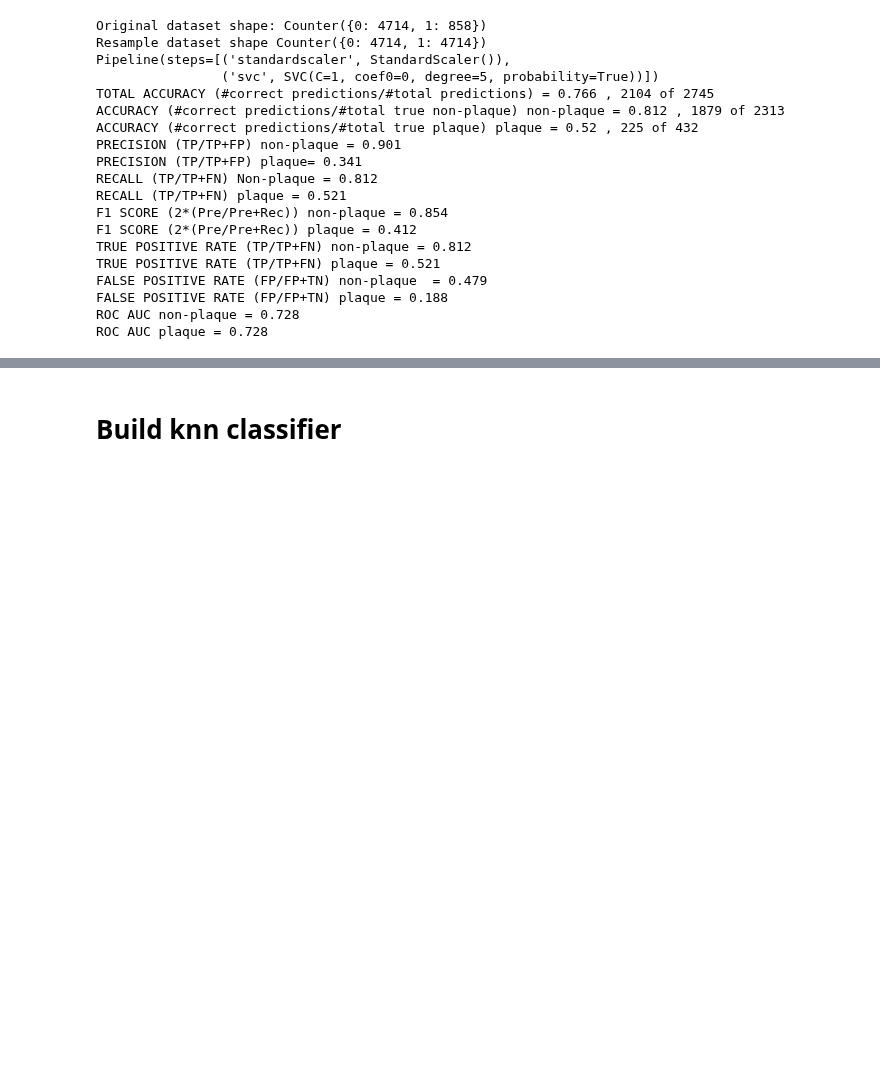
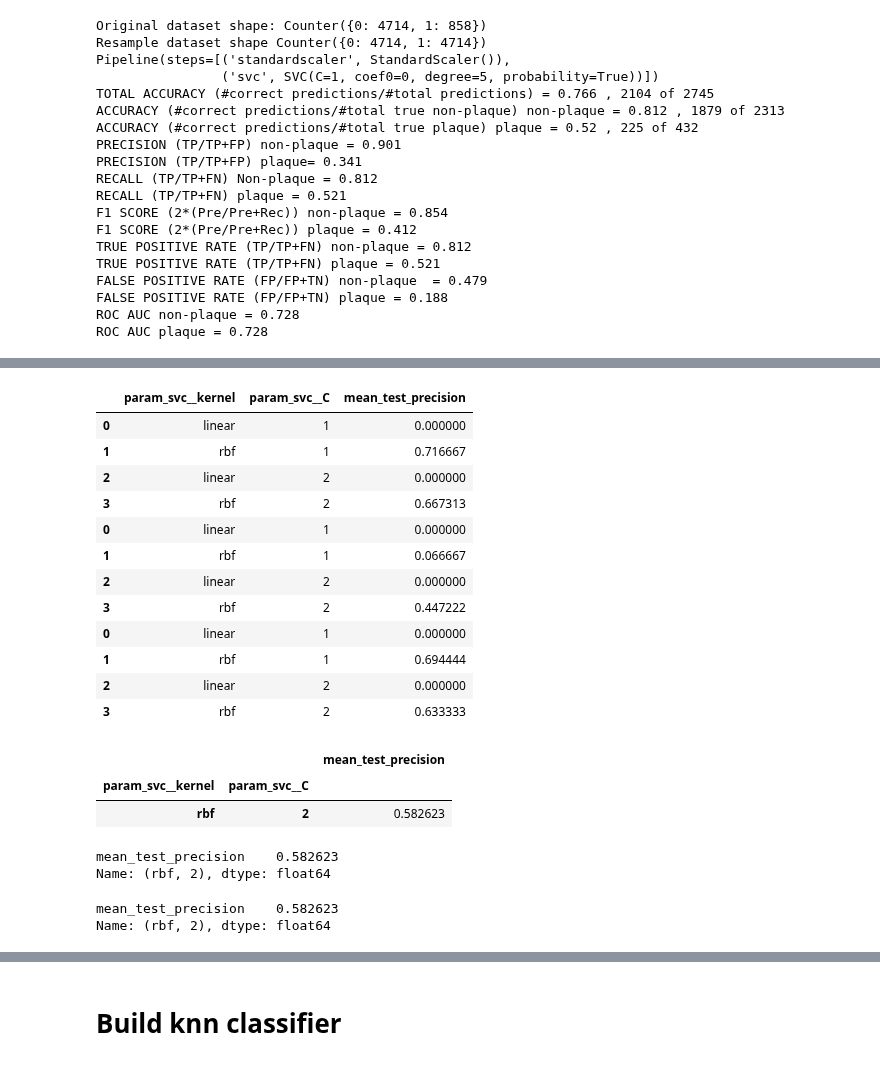
Before and after one commit to dmnburrows/spatial_transcriptomics, a Jupyter notebook: plaque_classify.ipynb, the cells around one changed output, grey strips where cells are left out. Drawn from its saved outputs; the diff is of its cells as text; code cells hidden in the pictures; blank space fills up the shorter version.

```diff
--- a/plaque_classify.ipynb
+++ b/plaque_classify.ipynb
@@ -475,3 +542,12 @@ n_de, n_pc
+# %%
+
+top_ = curr.sort_values('mean_test_precision', ascending=False)[:5]
+top_[parameter] = n
+score_df = pd.concat([score_df, top_])
+model_dict.update({str(model_grid_search.best_score_): (model_grid_search.best_estimator_, parameter, n)})
+
+score_df.insert(0, parameter, score_df.pop(parameter))
+score_df = score_df.sort_values('mean_test_precision', ascending=False)
 # %%
 score_df = pd.DataFrame()
 model_dict = {}
@@ -995,3 +1071,9 @@ FALSE POSITIVE RATE (FP/FP+TN) non-plaque  = 0.479
 FALSE POSITIVE RATE (FP/FP+TN) plaque = 0.188
 ROC AUC non-plaque = 0.728
 ROC AUC plaque = 0.728
+# %%
+#Split into train and test
+X_train, X_test, y_train, y_test = train_test_split(sub_gm, meta['adj_plq'], test_size=0.33)
+
+print(f"Training matrix shape =  {X_train.shape}, Test matrix shape =  {X_test.shape}")
+print(f"Training label shape = {y_train.shape}, Test label shape =  {y_test.shape}")
@@ -1023,0 +1398,38 @@ n_de, n_pc
+# %%
+score_df
+# %% [output]
+|  | param_svc__kernel | param_svc__C | mean_test_precision |
+| 0 | linear | 1 | 0.000000 |
+| 1 | rbf | 1 | 0.716667 |
+| 2 | linear | 2 | 0.000000 |
+| 3 | rbf | 2 | 0.667313 |
+| 0 | linear | 1 | 0.000000 |
+| 1 | rbf | 1 | 0.066667 |
+| 2 | linear | 2 | 0.000000 |
+| 3 | rbf | 2 | 0.447222 |
+| 0 | linear | 1 | 0.000000 |
+| 1 | rbf | 1 | 0.694444 |
+| 2 | linear | 2 | 0.000000 |
+| 3 | rbf | 2 | 0.633333 |
+# %%
+grop = score_df.groupby(par_list).mean()
+max_index = grop['mean_test_precision'].idxmax()
+
+# Extract the row with the maximum value as a DataFrame slice
+max_row = grop.loc[[max_index]]
+max_row
+# %% [output]
+|  |  | mean_test_precision |
+| param_svc__kernel | param_svc__C |  |
+| rbf | 2 | 0.582623 |
+# %%
+grop = score_df.groupby(par_list).mean()
+grop.iloc[np.where(grop['mean_test_precision'].values == np.max(grop['mean_test_precision']))[0][0]]
+# %% [output]
+mean_test_precision    0.582623
+Name: (rbf, 2), dtype: float64
+# %%
+grop.iloc[3]
+# %% [output]
+mean_test_precision    0.582623
+Name: (rbf, 2), dtype: float64
```
Also changed, not shown: parts of 35 cells of this notebook.
